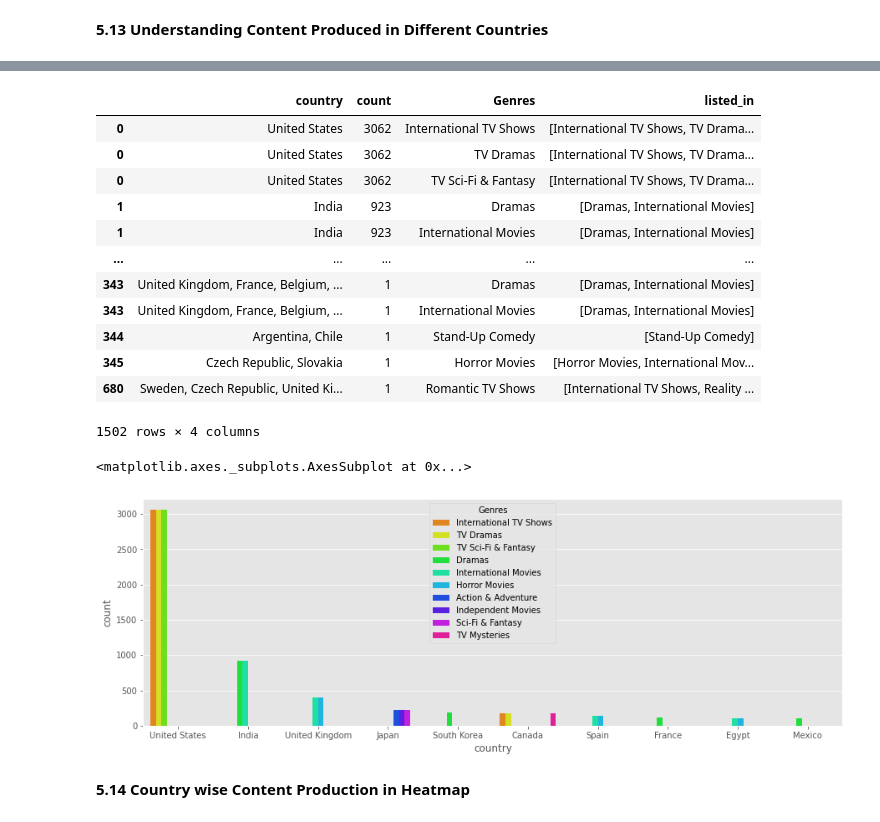
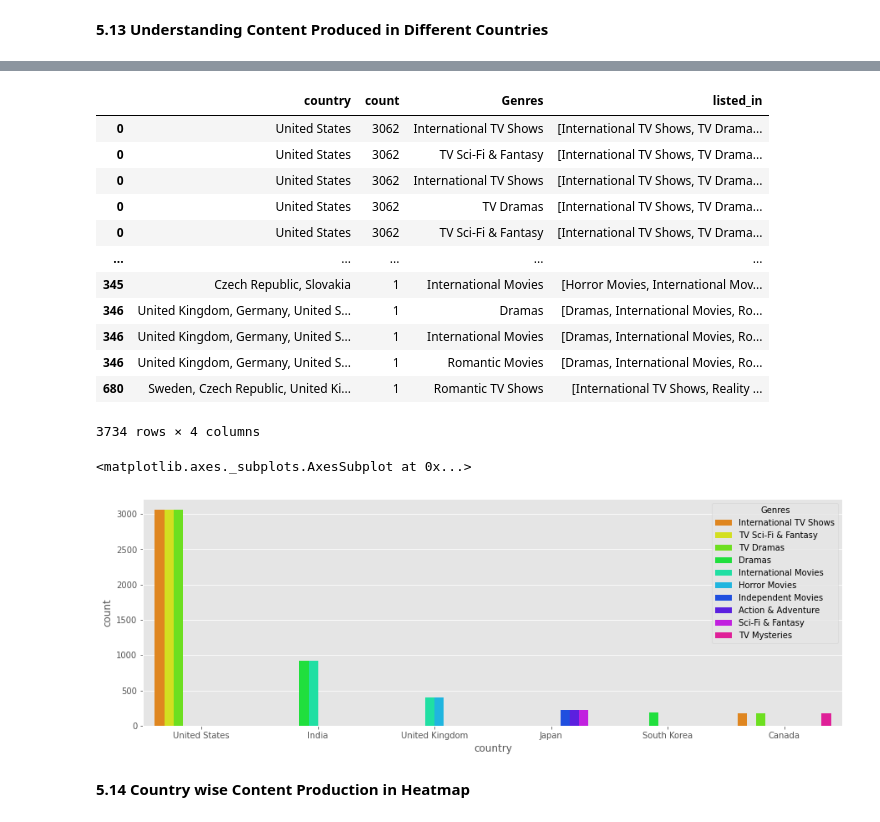
Before and after one commit to pankaj-beldar/Capstone_Project_04_Netflix_Movies_and_TV_Shows_Clustering, a Jupyter notebook: Capstone_Project_04_Netflix_Movies_and_TV_Shows_Clustering.ipynb, the cells around one changed output, grey strips where cells are left out. Cells and saved outputs as stored; diff of their text form; code cells hidden in the pictures.

```diff
--- a/Capstone_Project_04_Netflix_Movies_and_TV_Shows_Clustering.ipynb
+++ b/Capstone_Project_04_Netflix_Movies_and_TV_Shows_Clustering.ipynb
@@ -774,13 +776,13 @@ def genre_replace(row, replacing_genre = replacing_genre):
 
   for word in (row['listed_in']):
     if word in replacing_genre:
-      if '-' not in replacing_genre[word]:
+
        new_text.append(replacing_genre[word])
-    else:
-      print(word, 'not present in dictionary')
+
 
   return(', '.join(new_text))
 # %%
 new_df['Genres'] = new_df.apply(lambda row: genre_replace(row),axis=1)
-new_df['Genres'] = new_df['Genres'].apply(lambda row: row.split(', '))
+new_df['Genres'] = new_df['listed_in'].apply(lambda row: row.split(', '))
+new_df['Genres']
 # %% [output]
@@ -836,24 +813,24 @@ df1=top_country.sort_values(by='count',ascending= False)
 df1
 # %% [output]
 |  | country | count | Genres | listed_in |
+| 0 | United States | 3062 | International TV Shows | [International TV Shows, TV Drama... |
+| 0 | United States | 3062 | TV Sci-Fi & Fantasy | [International TV Shows, TV Drama... |
 | 0 | United States | 3062 | International TV Shows | [International TV Shows, TV Drama... |
 | 0 | United States | 3062 | TV Dramas | [International TV Shows, TV Drama... |
 | 0 | United States | 3062 | TV Sci-Fi & Fantasy | [International TV Shows, TV Drama... |
-| 1 | India | 923 | Dramas | [Dramas, International Movies] |
-| 1 | India | 923 | International Movies | [Dramas, International Movies] |
 | ... | ... | ... | ... | ... |
-| 343 | United Kingdom, France, Belgium, ... | 1 | Dramas | [Dramas, International Movies] |
-| 343 | United Kingdom, France, Belgium, ... | 1 | International Movies | [Dramas, International Movies] |
-| 344 | Argentina, Chile | 1 | Stand-Up Comedy | [Stand-Up Comedy] |
-| 345 | Czech Republic, Slovakia | 1 | Horror Movies | [Horror Movies, International Mov... |
+| 345 | Czech Republic, Slovakia | 1 | International Movies | [Horror Movies, International Mov... |
+| 346 | United Kingdom, Germany, United S... | 1 | Dramas | [Dramas, International Movies, Ro... |
+| 346 | United Kingdom, Germany, United S... | 1 | International Movies | [Dramas, International Movies, Ro... |
+| 346 | United Kingdom, Germany, United S... | 1 | Romantic Movies | [Dramas, International Movies, Ro... |
 | 680 | Sweden, Czech Republic, United Ki... | 1 | Romantic TV Shows | [International TV Shows, Reality ... |
-1502 rows × 4 columns
+3734 rows × 4 columns
 # %%
 plt.figure(figsize=(15,5))
-sns.barplot(data=df1[:20], x='country', y='count', hue='Genres', palette='hsv')
+sns.barplot(data=df1[:30], x='country', y='count', hue='Genres', palette='hsv')
 # %% [output]
 <matplotlib.axes._subplots.AxesSubplot at 0x...>
-[figure, old version]
+[figure, new version]
 # %% [markdown]
 **5.14 Country wise Content Production in Heatmap**
 # %%
```
Also changed, not shown: parts of 16 cells of this notebook.
